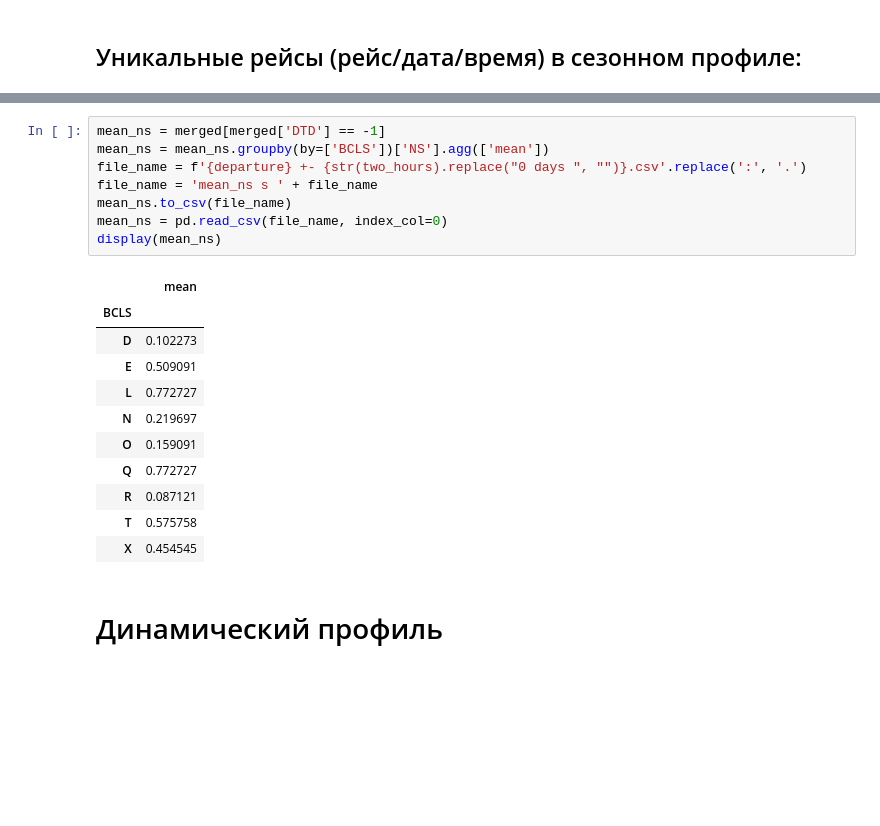
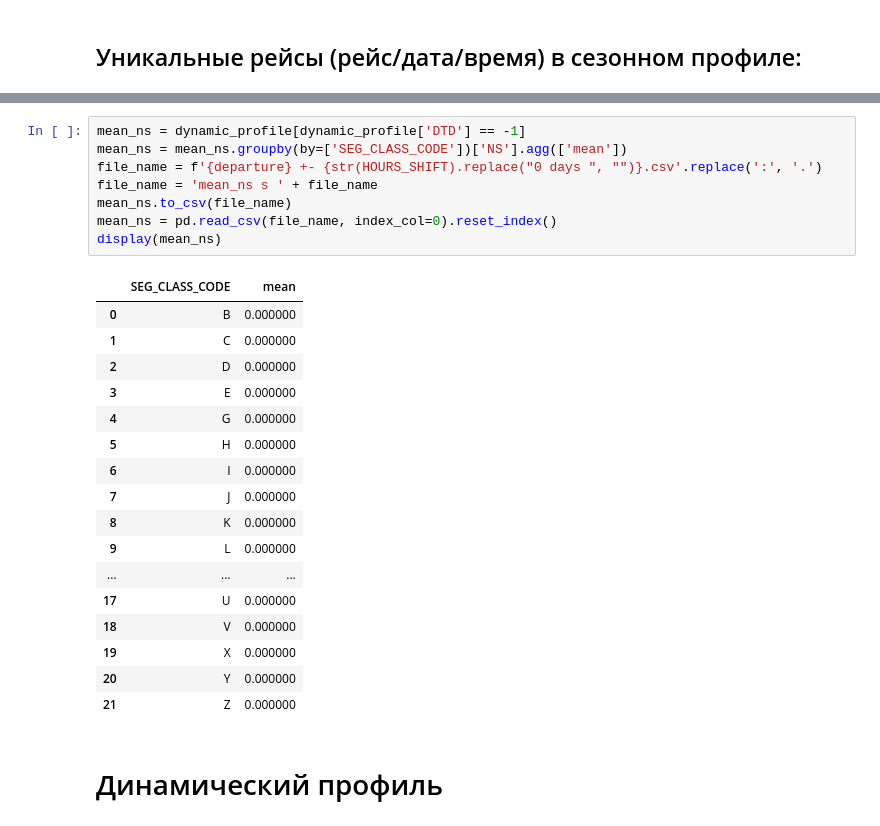
Before and after one commit to Flyer-DM/aeroflot_ML, a Jupyter notebook: профили сезонов.ipynb, the cells around one changed output, grey strips where cells are left out. Drawn from its saved outputs; the diff is of its cells as text; blank space fills up the shorter version.

```diff
--- a/профили сезонов.ipynb
+++ b/профили сезонов.ipynb
@@ -206,23 +212,29 @@ display(mean_std_pass_dep)
-# %%
-mean_ns = merged[merged['DTD'] == -1]
-mean_ns = mean_ns.groupby(by=['BCLS'])['NS'].agg(['mean'])
-file_name = f'{departure} +- {str(two_hours).replace("0 days ", "")}.csv'.replace(':', '.')
-file_name = 'mean_ns s ' + file_name
-mean_ns.to_csv(file_name)
-mean_ns = pd.read_csv(file_name, index_col=0)
-display(mean_ns)
-# %% [output]
-|  | mean |
-| BCLS |  |
-| D | 0.102273 |
-| E | 0.509091 |
-| L | 0.772727 |
-| N | 0.219697 |
-| O | 0.159091 |
-| Q | 0.772727 |
-| R | 0.087121 |
-| T | 0.575758 |
-| X | 0.454545 |
+# %%
+mean_ns = dynamic_profile[dynamic_profile['DTD'] == -1]
+mean_ns = mean_ns.groupby(by=['SEG_CLASS_CODE'])['NS'].agg(['mean'])
+file_name = f'{departure} +- {str(HOURS_SHIFT).replace("0 days ", "")}.csv'.replace(':', '.')
+file_name = 'mean_ns s ' + file_name
+mean_ns.to_csv(file_name)
+mean_ns = pd.read_csv(file_name, index_col=0).reset_index()
+display(mean_ns)
+# %% [output]
+|  | SEG_CLASS_CODE | mean |
+| 0 | B | 0.000000 |
+| 1 | C | 0.000000 |
+| 2 | D | 0.000000 |
+| 3 | E | 0.000000 |
+| 4 | G | 0.000000 |
+| 5 | H | 0.000000 |
+| 6 | I | 0.000000 |
+| 7 | J | 0.000000 |
+| 8 | K | 0.000000 |
+| 9 | L | 0.000000 |
+| ... | ... | ... |
+| 17 | U | 0.000000 |
+| 18 | V | 0.000000 |
+| 19 | X | 0.000000 |
+| 20 | Y | 0.000000 |
+| 21 | Z | 0.000000 |
 # %% [markdown]
 # Динамический профиль
 # %%
```
Also changed, not shown: parts of 14 cells of this notebook.
